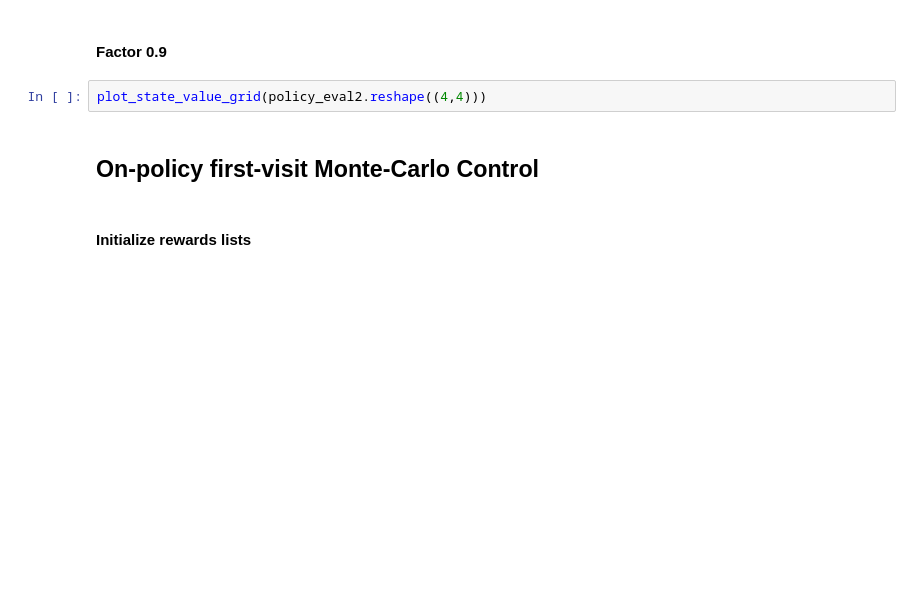
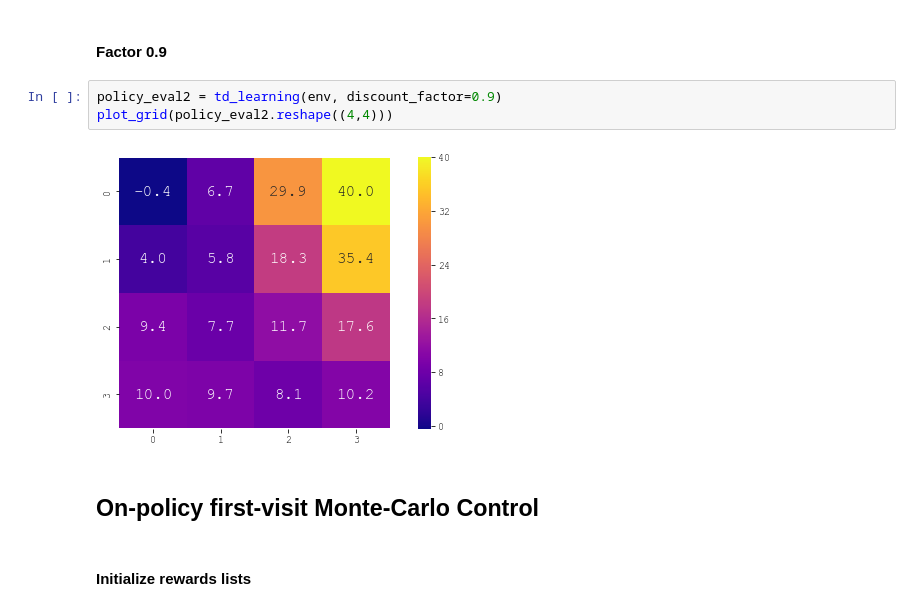
Before and after one commit to wolfsinem/AdaptiveSystems, a Jupyter notebook: evaluation/visualize_evaluation.ipynb, the cells around one changed output. Drawn from its saved outputs; the diff is of its cells as text; blank space fills up the shorter version.

```diff
--- a/evaluation/visualize_evaluation.ipynb
+++ b/evaluation/visualize_evaluation.ipynb
@@ -74,7 +66,10 @@ plot_state_value_grid(policy_eval1.reshape((4,4)))
 # %% [markdown]
 #### Factor 0.9
 # %%
-plot_state_value_grid(policy_eval2.reshape((4,4)))
+policy_eval2 = td_learning(env, discount_factor=0.9)
+plot_grid(policy_eval2.reshape((4,4)))
+# %% [output]
+[figure, added]
 # %% [markdown]
 ## On-policy first-visit Monte-Carlo Control
 # %% [markdown]
```
Also changed, not shown: parts of 27 cells of this notebook.
